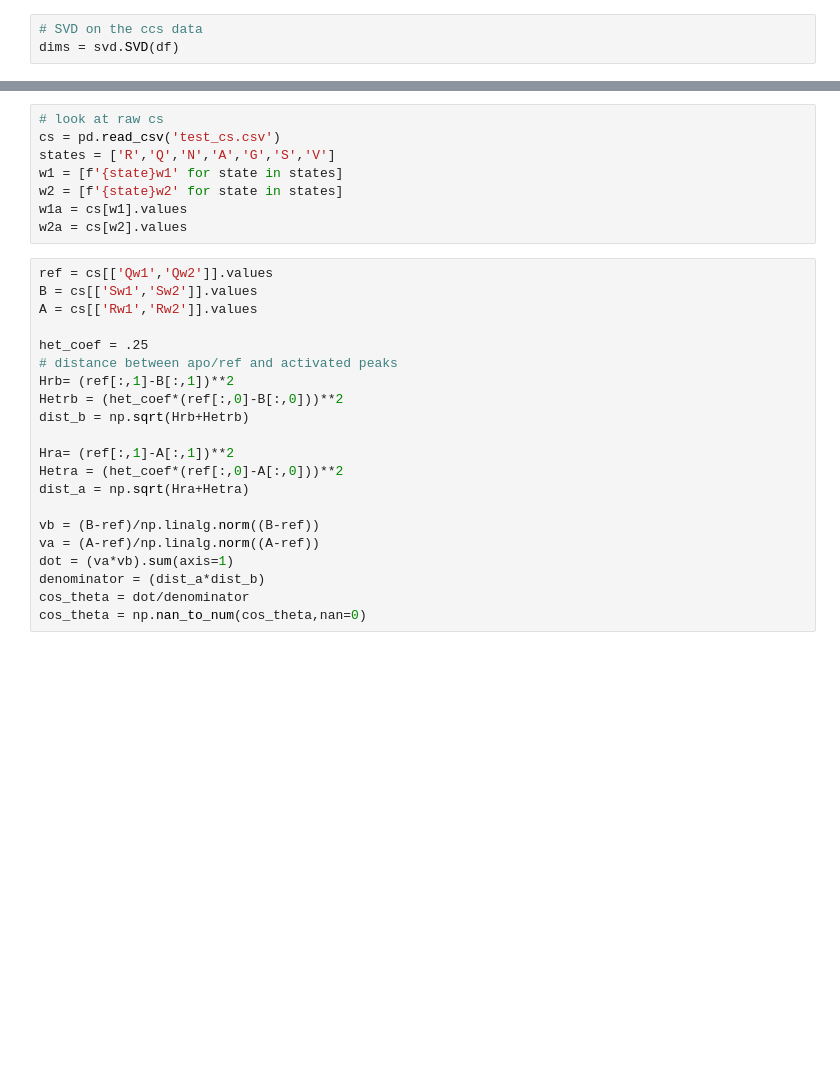
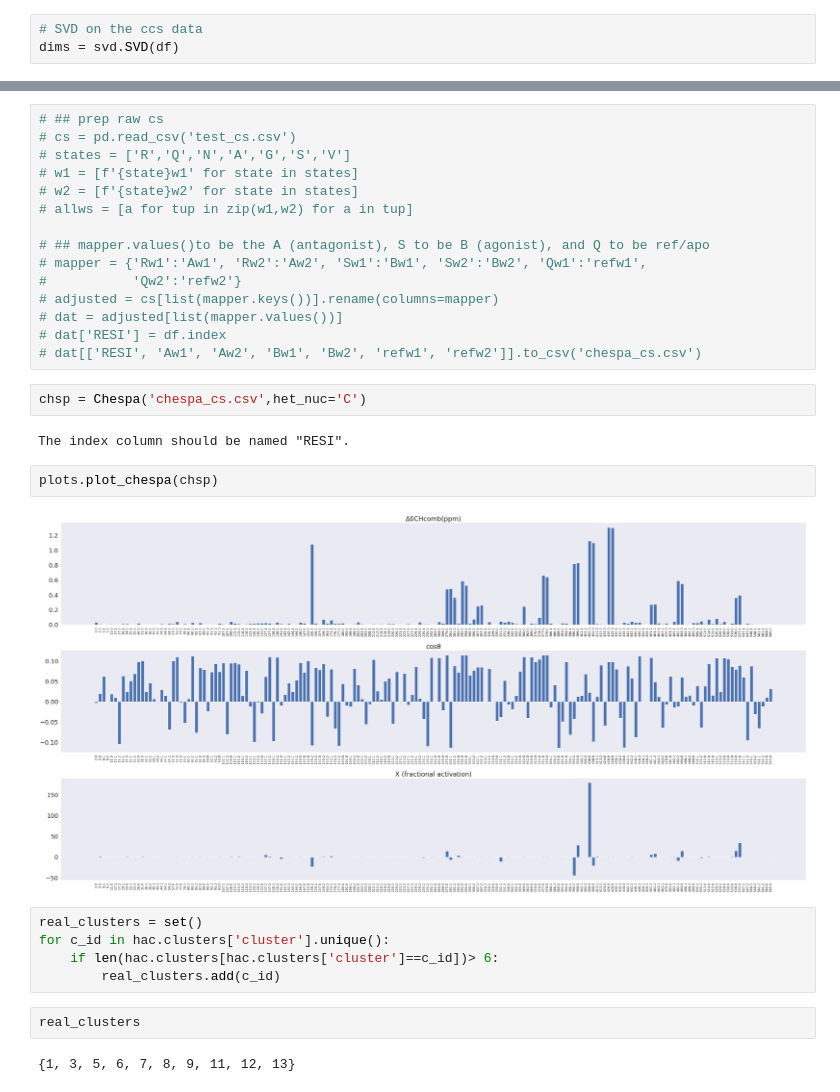
Before and after one commit to Dan-Burns/pychesca, a Jupyter notebook: dev.ipynb, the cells around one changed output, grey strips where cells are left out. Cells and saved outputs as stored; diff of their text form; blank space fills up the shorter version.

Commit message:
Chespa plots, cluster annotation, test sub clustering, min cluster size in notebook

```diff
--- a/dev.ipynb
+++ b/dev.ipynb
@@ -112,29 +113,32 @@ plots.plot_svd(dims)
 # %%
-# look at raw cs
-cs = pd.read_csv('test_cs.csv')
-states = ['R','Q','N','A','G','S','V']
-w1 = [f'{state}w1' for state in states]
-w2 = [f'{state}w2' for state in states]
-w1a = cs[w1].values
-w2a = cs[w2].values
+# ## prep raw cs
+# cs = pd.read_csv('test_cs.csv')
+# states = ['R','Q','N','A','G','S','V']
+# w1 = [f'{state}w1' for state in states]
+# w2 = [f'{state}w2' for state in states]
+# allws = [a for tup in zip(w1,w2) for a in tup]
+
+# ## mapper.values()to be the A (antagonist), S to be B (agonist), and Q to be ref/apo
+# mapper = {'Rw1':'Aw1', 'Rw2':'Aw2', 'Sw1':'Bw1', 'Sw2':'Bw2', 'Qw1':'refw1',
+#           'Qw2':'refw2'}
+# adjusted = cs[list(mapper.keys())].rename(columns=mapper)
+# dat = adjusted[list(mapper.values())]
+# dat['RESI'] = df.index
+# dat[['RESI', 'Aw1', 'Aw2', 'Bw1', 'Bw2', 'refw1', 'refw2']].to_csv('chespa_cs.csv')
-# %%
-ref = cs[['Qw1','Qw2']].values
-B = cs[['Sw1','Sw2']].values
-A = cs[['Rw1','Rw2']].values
-
-het_coef = .25
-# distance between apo/ref and activated peaks
-Hrb= (ref[:,1]-B[:,1])**2
-Hetrb = (het_coef*(ref[:,0]-B[:,0]))**2
-dist_b = np.sqrt(Hrb+Hetrb)
-
-Hra= (ref[:,1]-A[:,1])**2
-Hetra = (het_coef*(ref[:,0]-A[:,0]))**2
-dist_a = np.sqrt(Hra+Hetra)
-
-vb = (B-ref)/np.linalg.norm((B-ref))
-va = (A-ref)/np.linalg.norm((A-ref))
-dot = (va*vb).sum(axis=1)
-denominator = (dist_a*dist_b)
-cos_theta = dot/denominator
-cos_theta = np.nan_to_num(cos_theta,nan=0)
+# %%
+chsp = Chespa('chespa_cs.csv',het_nuc='C')
+# %% [output]
+The index column should be named "RESI".
+# %%
+plots.plot_chespa(chsp)
+# %% [output]
+[figure, added]
+# %%
+real_clusters = set()
+for c_id in hac.clusters['cluster'].unique():
+    if len(hac.clusters[hac.clusters['cluster']==c_id])> 6:
+        real_clusters.add(c_id)
+# %%
+real_clusters
+# %% [output]
+{1, 3, 5, 6, 7, 8, 9, 11, 12, 13}
```
Also changed, not shown: parts of 6 cells of this notebook, 5 other files.
